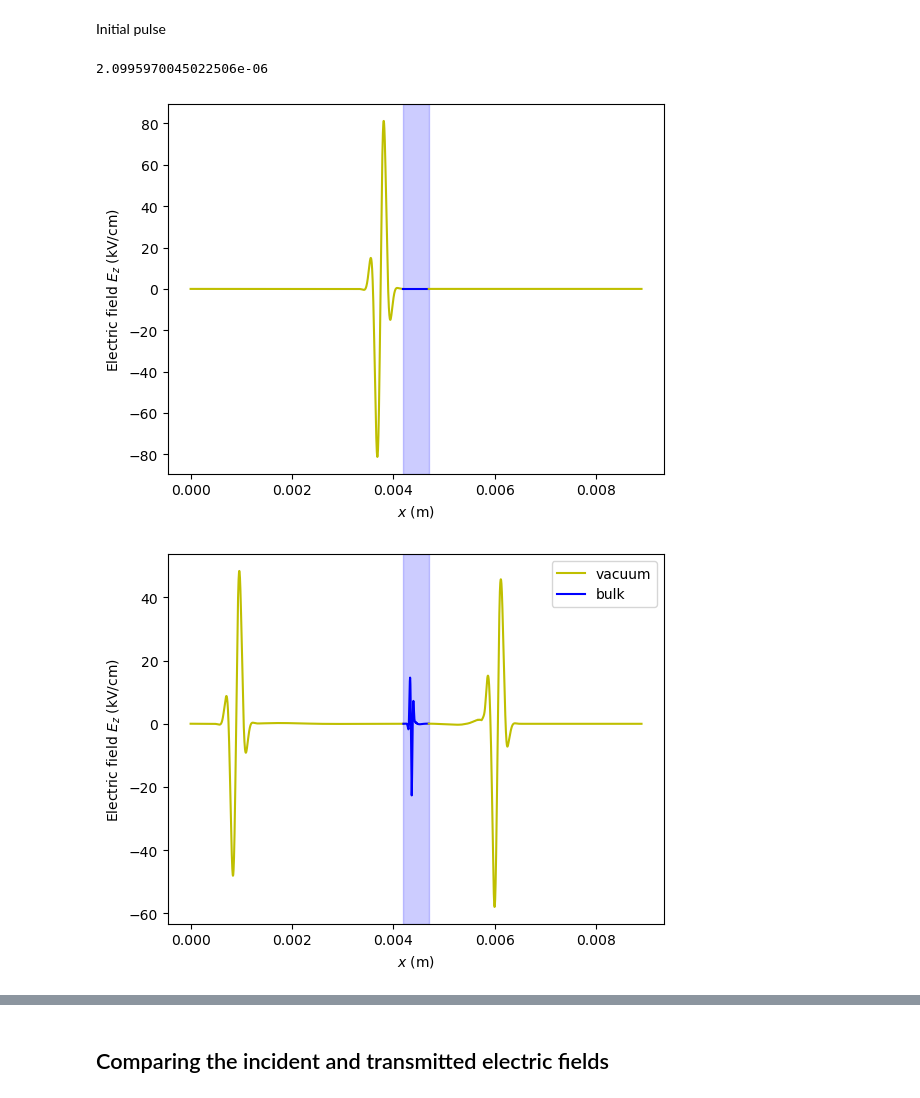
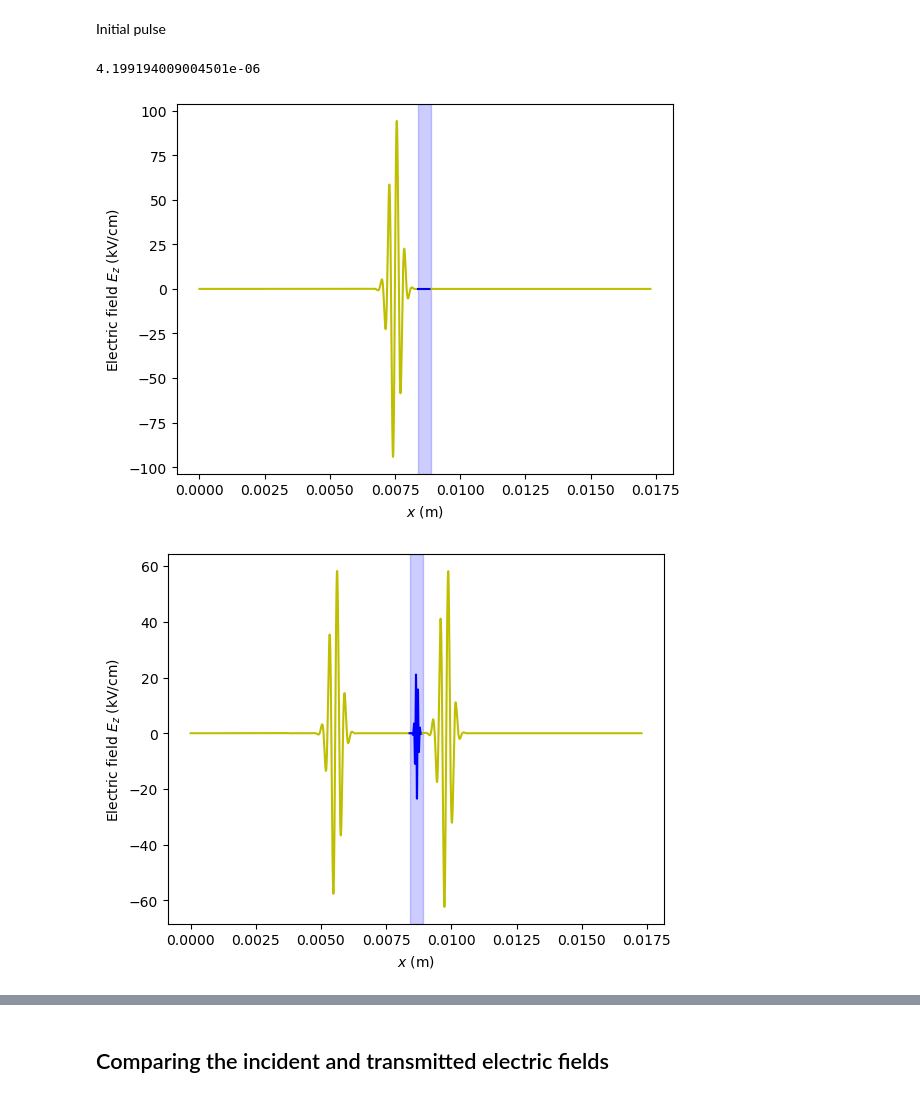
Before and after one commit to dibondar/BeyondEffectiveMass, a Jupyter notebook: Testing pulse propagation in InSb.ipynb, the cells around one changed output, grey strips where cells are left out. Drawn from its saved outputs; the diff is of its cells as text; code cells hidden in the pictures.

```diff
--- a/Testing pulse propagation in InSb.ipynb
+++ b/Testing pulse propagation in InSb.ipynb
@@ -35,11 +32,9 @@ array([ 6.65592458e-57, -5.23104799e-47,  8.66048773e-37, -4.99349305e-46])
 # %% [markdown]
 Initial pulse
 # %%
-Δt = 2.08e-15
-
 E0 = 100e3 / 1e-2 # ******
 f0 = 1e12
-τd = 0.5e-12
+τd = 1e-12 #0.5e-12
 
 def Ez_init(x):
     t = x / c
@@ -52,7 +47,7 @@ Ez_init = Ez_init(x)
 # Note that in the article Δx1 = 5e-6
 Δx1
 # %% [output]
-2.0995970045022506e-06
+4.199194009004501e-06
 # %%
 # Sample length
 d = 0.5e-3
@@ -63,23 +58,29 @@ d = 0.5e-3
 
 N2 = int(round(d / Δx2))
 # %%
-sys = CBeyondEffMass(
-    Δt = Δt,
+params = dict(
     Δx1 = Δx1,
 
     Δx2 = Δx2,
     N2 = N2,
 
     Ez_init = Ez_init,
+
     diff_E = conduction_band.derivative(),
+
     epsilon_infty = 15., #15.6,
     γ = 0.5e12,
     n = 7.3e13 / 1e-6,
 )
 
+sys = CBeyondEffMass(
+    Δt = Δt,
+    **params
+)
+
 sys.plot_Ez()
 # %% [output]
-[figure, old version]
+[figure, new version]
 # %%
 # propagation
 n_steps = 300000
@@ -89,8 +90,5 @@ for _ in tqdm(range(n_steps)):
     sys.single_step_propagation()
 
 sys.plot_Ez()
-
-plt.legend()
-plt.show()
 # %% [output]
-[figure, old version]
+[figure, new version]
```
Also changed, not shown: parts of 8 cells of this notebook, 2 other files.
